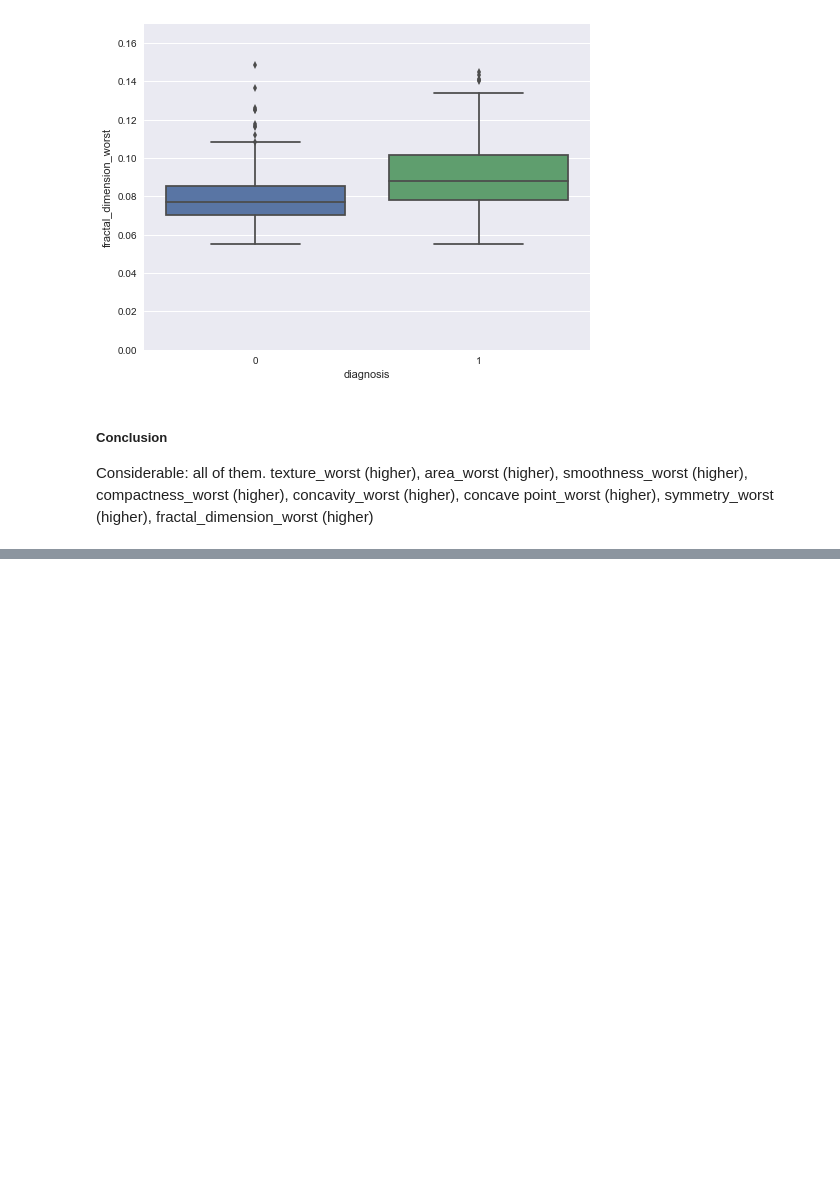
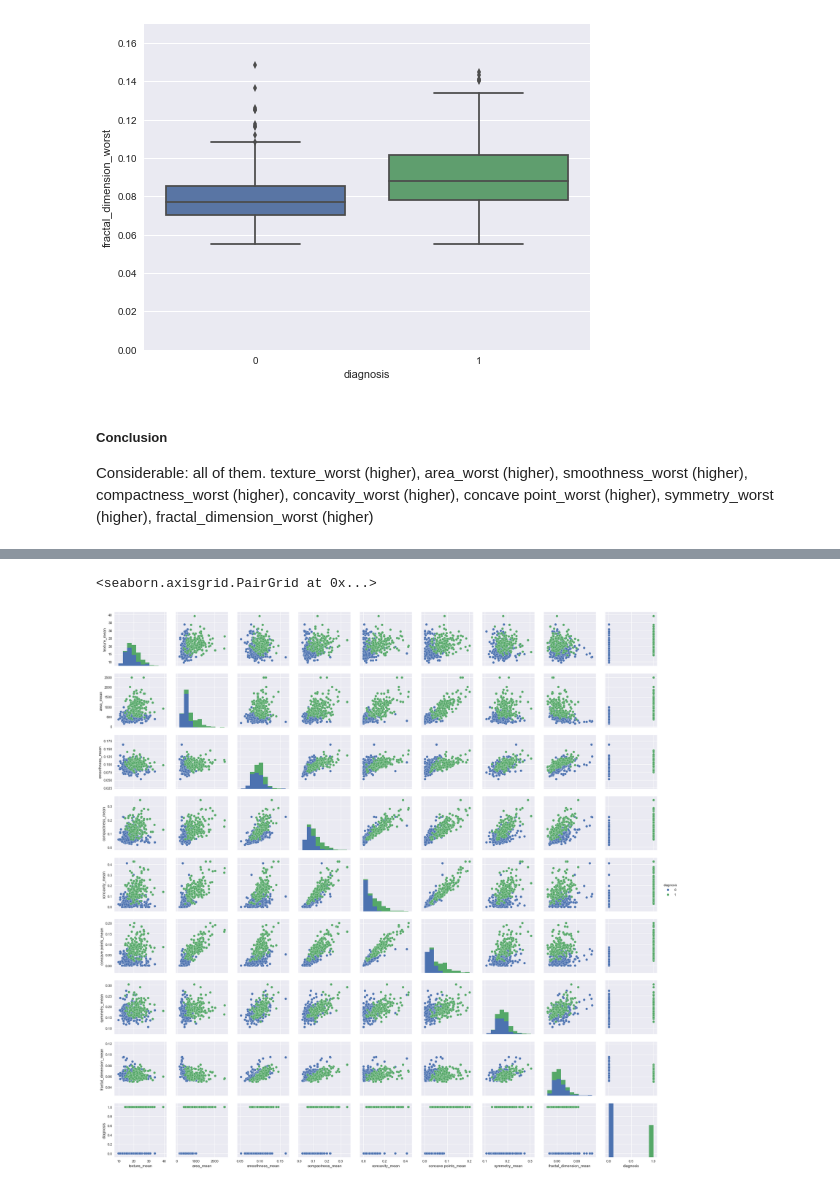
Before and after one commit to SrBisco/kaggle-breast-cancer, a Jupyter notebook: code/Kaggle_BC_explore.ipynb, the cells around one changed output, grey strips where cells are left out. Cells and saved outputs as stored; diff of their text form; code cells hidden in the pictures; blank space fills up the shorter version.

```diff
--- a/code/Kaggle_BC_explore.ipynb
+++ b/code/Kaggle_BC_explore.ipynb
@@ -340,0 +358,6 @@ Considerable: all of them. texture_worst (higher), area_worst (higher), smoothne
+# %%
+DCV = pd.concat((X_cv, y_cv), axis=1)
+sns.pairplot(pd.concat([DCV.filter(regex='mean$'), y_cv],axis=1), hue='diagnosis')
+# %% [output]
+<seaborn.axisgrid.PairGrid at 0x...>
+[figure, added]
```
Also changed, not shown: parts of 3 cells of this notebook.
